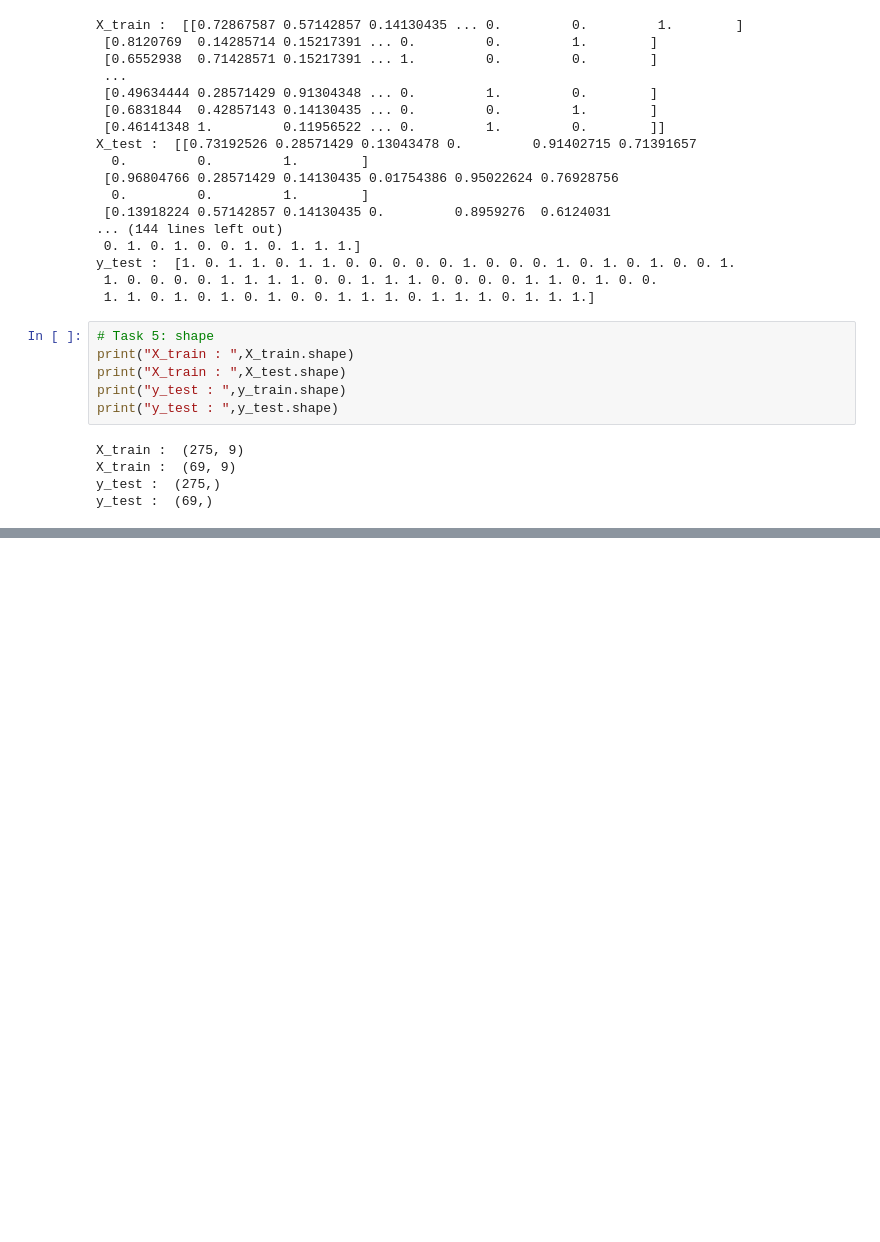
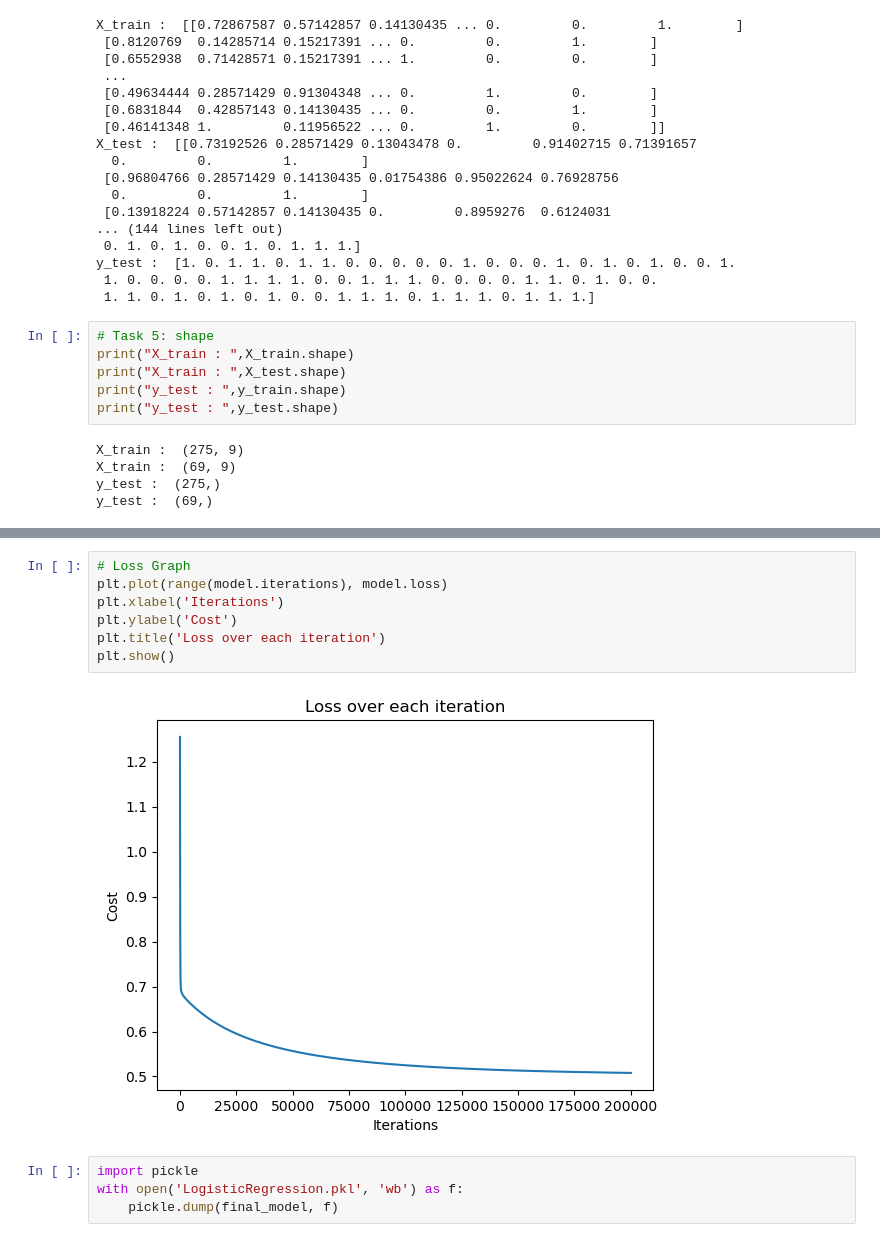
Before and after one commit to Sathwik-50606711/sgolla2_smunukot_assignment1, a Jupyter notebook: sgolla2_smunkot_assignment1_part_2.ipynb, the cells around one changed output, grey strips where cells are left out. Drawn from its saved outputs; the diff is of its cells as text; blank space fills up the shorter version.

```diff
--- a/sgolla2_smunkot_assignment1_part_2.ipynb
+++ b/sgolla2_smunkot_assignment1_part_2.ipynb
@@ -360,0 +409,13 @@ class LogitRegression:
+# %%
+# Loss Graph
+plt.plot(range(model.iterations), model.loss)
+plt.xlabel('Iterations')
+plt.ylabel('Cost')
+plt.title('Loss over each iteration')
+plt.show()
+# %% [output]
+[figure, added]
+# %%
+import pickle
+with open('LogisticRegression.pkl', 'wb') as f:
+    pickle.dump(final_model, f)
```
Also changed, not shown: parts of 7 cells of this notebook, 5 other files.
